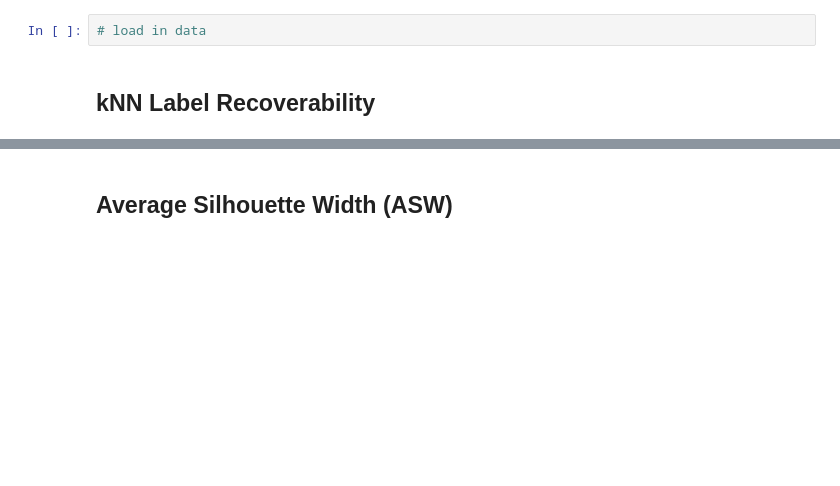
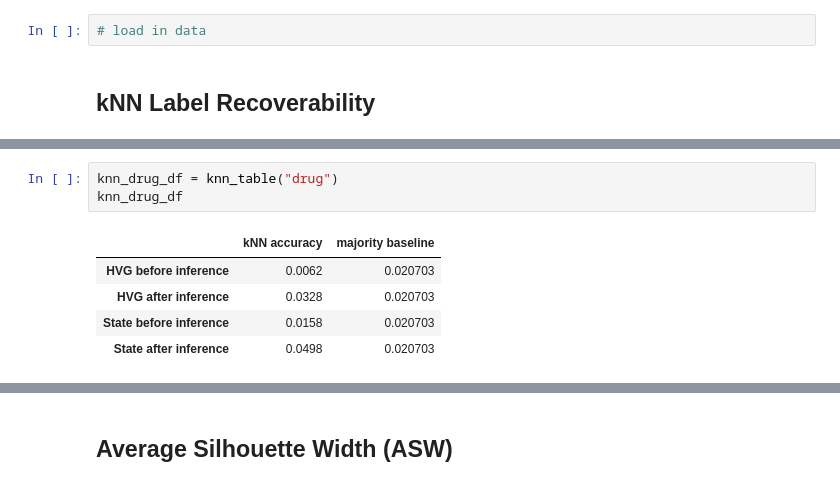
Before and after one commit to jeannieshe/relearn, a Jupyter notebook: notebooks/alaysia/state_embedding_analysis.ipynb, the cells around one changed output, grey strips where cells are left out. Drawn from its saved outputs; the diff is of its cells as text; blank space fills up the shorter version.

```diff
--- a/notebooks/alaysia/state_embedding_analysis.ipynb
+++ b/notebooks/alaysia/state_embedding_analysis.ipynb
@@ -227,0 +295,9 @@ To compare how each of the two representations perform before versus after infer
+# %%
+knn_drug_df = knn_table("drug")
+knn_drug_df
+# %% [output]
+|  | kNN accuracy | majority baseline |
+| HVG before inference | 0.0062 | 0.020703 |
+| HVG after inference | 0.0328 | 0.020703 |
+| State before inference | 0.0158 | 0.020703 |
+| State after inference | 0.0498 | 0.020703 |
```
Also changed, not shown: parts of 7 cells of this notebook.
